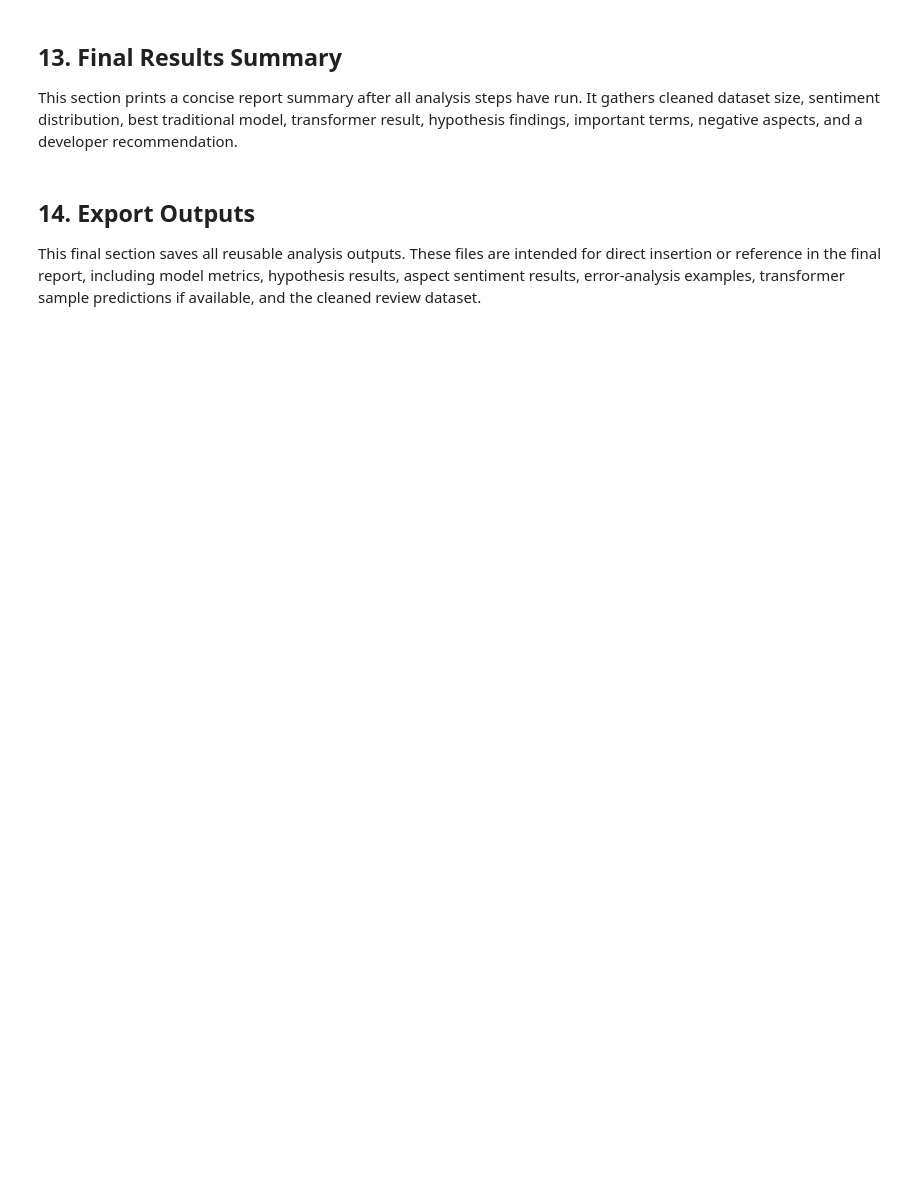
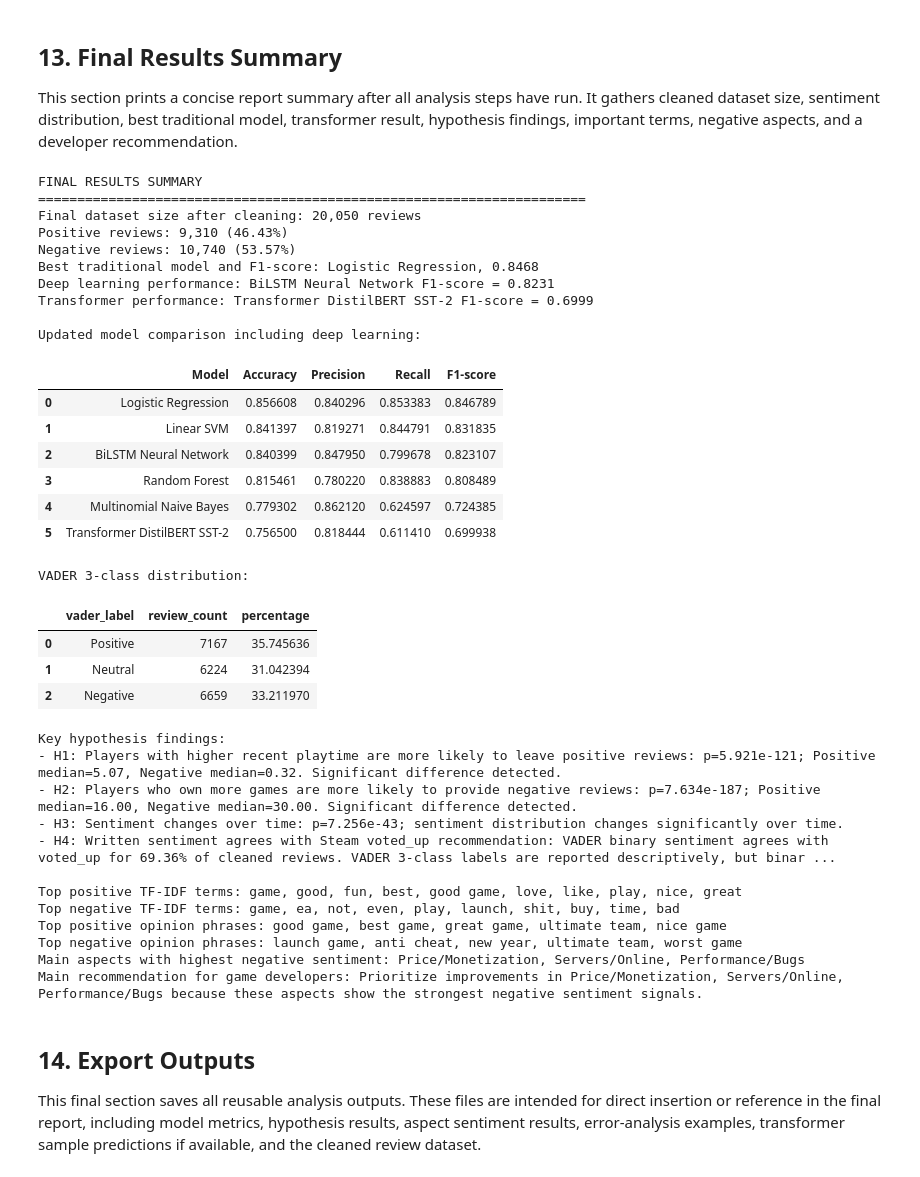
Before and after one commit to Yaserabulaban/fifa23-review-sentiment, a Jupyter notebook: tutorial_1_smc.ipynb, the cells around one changed output. Saved outputs shown, nothing was run; the diff lists cells and outputs as text; code cells hidden in the pictures; blank space fills up the shorter version.

```diff
--- a/tutorial_1_smc.ipynb
+++ b/tutorial_1_smc.ipynb
@@ -901,33 +1538,80 @@ This section prints a concise report summary after all analysis steps have run.
 # %%
 # Collect the most important final values into a report-ready printed summary.
 positive_count = int((df_clean["sentiment_label"] == "Positive").sum())
 negative_count = int((df_clean["sentiment_label"] == "Negative").sum())
 best_f1 = float(model_results_df.iloc[0]["F1-score"])
+
+if "deep_learning_results_df" in globals() and not deep_learning_results_df.empty and deep_learning_results_df["F1-score"].notna().any():
+    deep_learning_summary = f"{deep_learning_results_df.iloc[0]['Model']} F1-score = {deep_learning_results_df.iloc[0]['F1-score']:.4f}"
+else:
+    deep_learning_summary = "Deep learning results unavailable in this runtime; rerun with TensorFlow available."
 
 if not transformer_results_df.empty and transformer_results_df["F1-score"].notna().any():
     transformer_summary = f"{transformer_results_df.iloc[0]['Model']} F1-score = {transformer_results_df.iloc[0]['F1-score']:.4f}"
 else:
     transformer_summary = "Transformer results unavailable in this runtime; rerun with internet/model access."
 
 main_negative_aspects = aspect_sentiment[aspect_sentiment["total_mentions"] > 0].sort_values(["negative_percentage", "negative_count"], ascending=False).head(3)["aspect"].tolist()
 recommendation = f"Prioritize improvements in {', '.join(main_negative_aspects)} because these aspects show the strongest negative sentiment signals." if main_negative_aspects else "Prioritize the aspects with the highest negative counts after rerunning aspect extraction."
 
 print("FINAL RESULTS SUMMARY")
 print("=" * 70)
 print(f"Final dataset size after cleaning: {len(df_clean):,} reviews")
 print(f"Positive reviews: {positive_count:,} ({positive_count / len(df_clean):.2%})")
 print(f"Negative reviews: {negative_count:,} ({negative_count / len(df_clean):.2%})")
 print(f"Best traditional model and F1-score: {best_traditional_model_name}, {best_f1:.4f}")
+print(f"Deep learning performance: {deep_learning_summary}")
 print(f"Transformer performance: {transformer_summary}")
+if "combined_model_results_with_deep_learning_df" in globals() and not combined_model_results_with_deep_learning_df.empty:
+    print("\nUpdated model comparison including deep learning:")
+    display(combined_model_results_with_deep_learning_df)
+if "vader_3class_distribution_df" in globals() and not vader_3class_distribution_df.empty:
+    print("\nVADER 3-class distribution:")
+    display(vader_3class_distribution_df)
 print("\nKey hypothesis findings:")
 for _, row in hypothesis_results_df.iterrows():
     print(f"- {row['Hypothesis']}: {row['Interpretation']}")
 print("\nTop positive TF-IDF terms:", ", ".join(top_positive_terms["term"].head(10)))
 print("Top negative TF-IDF terms:", ", ".join(top_negative_terms["term"].head(10)))
 print("Top positive opinion phrases:", ", ".join(positive_opinion_phrases["opinion_phrase"].head(5)))
 print("Top negative opinion phrases:", ", ".join(negative_opinion_phrases["opinion_phrase"].head(5)))
 print("Main aspects with highest negative sentiment:", ", ".join(main_negative_aspects) if main_negative_aspects else "No aspect mentions detected.")
 print("Main recommendation for game developers:", recommendation)
+# %% [output]
+FINAL RESULTS SUMMARY
+======================================================================
+Final dataset size after cleaning: 20,050 reviews
+Positive reviews: 9,310 (46.43%)
+Negative reviews: 10,740 (53.57%)
+Best traditional model and F1-score: Logistic Regression, 0.8468
+Deep learning performance: BiLSTM Neural Network F1-score = 0.8231
+Transformer performance: Transformer DistilBERT SST-2 F1-score = 0.6999
+
+Updated model comparison including deep learning:
+|  | Model | Accuracy | Precision | Recall | F1-score |
+| 0 | Logistic Regression | 0.856608 | 0.840296 | 0.853383 | 0.846789 |
+| 1 | Linear SVM | 0.841397 | 0.819271 | 0.844791 | 0.831835 |
+| 2 | BiLSTM Neural Network | 0.840399 | 0.847950 | 0.799678 | 0.823107 |
+| 3 | Random Forest | 0.815461 | 0.780220 | 0.838883 | 0.808489 |
+| 4 | Multinomial Naive Bayes | 0.779302 | 0.862120 | 0.624597 | 0.724385 |
+| 5 | Transformer DistilBERT SST-2 | 0.756500 | 0.818444 | 0.611410 | 0.699938 |
+VADER 3-class distribution:
+|  | vader_label | review_count | percentage |
+| 0 | Positive | 7167 | 35.745636 |
+| 1 | Neutral | 6224 | 31.042394 |
+| 2 | Negative | 6659 | 33.211970 |
+Key hypothesis findings:
+- H1: Players with higher recent playtime are more likely to leave positive reviews: p=5.921e-121; Positive median=5.07, Negative median=0.32. Significant difference detected.
+- H2: Players who own more games are more likely to provide negative reviews: p=7.634e-187; Positive median=16.00, Negative median=30.00. Significant difference detected.
+- H3: Sentiment changes over time: p=7.256e-43; sentiment distribution changes significantly over time.
+- H4: Written sentiment agrees with Steam voted_up recommendation: VADER binary sentiment agrees with voted_up for 69.36% of cleaned reviews. VADER 3-class labels are reported descriptively, but binar ...
+
+Top positive TF-IDF terms: game, good, fun, best, good game, love, like, play, nice, great
+Top negative TF-IDF terms: game, ea, not, even, play, launch, shit, buy, time, bad
+Top positive opinion phrases: good game, best game, great game, ultimate team, nice game
+Top negative opinion phrases: launch game, anti cheat, new year, ultimate team, worst game
+Main aspects with highest negative sentiment: Price/Monetization, Servers/Online, Performance/Bugs
+Main recommendation for game developers: Prioritize improvements in Price/Monetization, Servers/Online, Performance/Bugs because these aspects show the strongest negative sentiment signals.
 # %% [markdown]
 ## 14. Export Outputs
 
```
Also changed, not shown: parts of 19 cells of this notebook, 14 other files.
